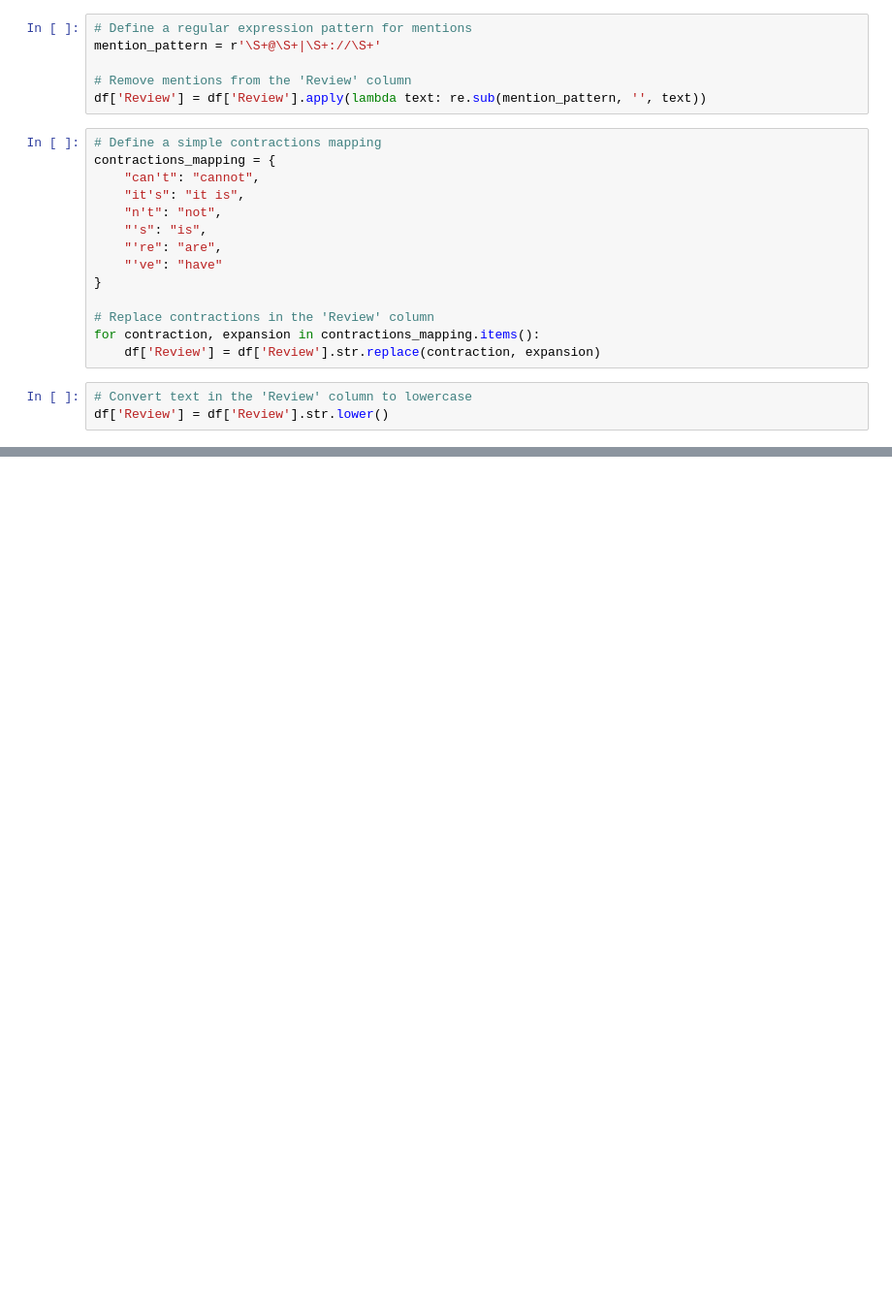
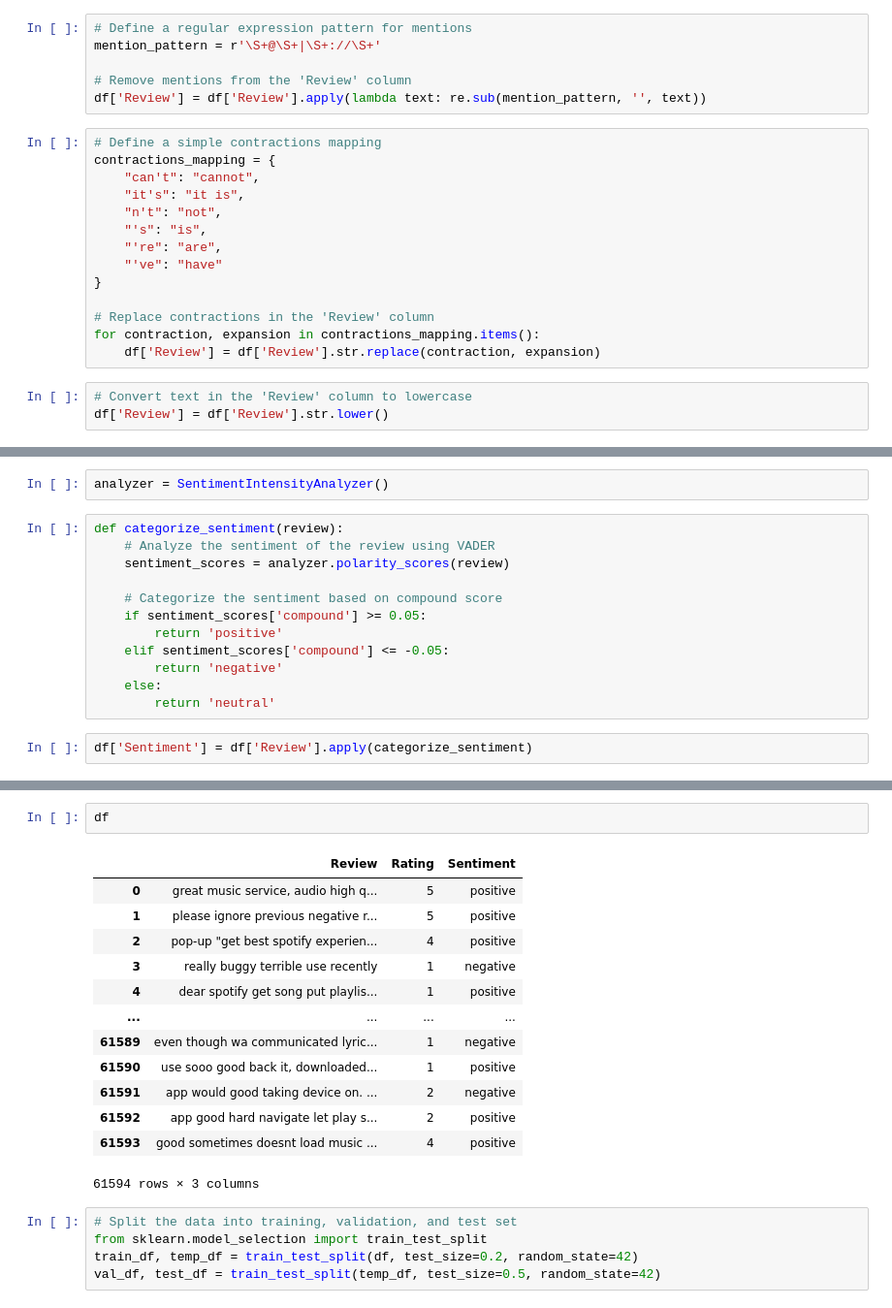
Before and after one commit to nishanahafsath/Spotify_sentimental_analysis, a Jupyter notebook: Sentimental_analysis_on_spotiy_reviews.ipynb, the cells around one changed output, grey strips where cells are left out. Shown at 97% size. Drawn from its saved outputs; the diff is of its cells as text; blank space fills up the shorter version.

```diff
--- a/Sentimental_analysis_on_spotiy_reviews.ipynb
+++ b/Sentimental_analysis_on_spotiy_reviews.ipynb
@@ -238,0 +248,16 @@ df['Review'] = df['Review'].str.lower()
+# %%
+analyzer = SentimentIntensityAnalyzer()
+# %%
+def categorize_sentiment(review):
+    # Analyze the sentiment of the review using VADER
+    sentiment_scores = analyzer.polarity_scores(review)
+
+    # Categorize the sentiment based on compound score
+    if sentiment_scores['compound'] >= 0.05:
+        return 'positive'
+    elif sentiment_scores['compound'] <= -0.05:
+        return 'negative'
+    else:
+        return 'neutral'
+# %%
+df['Sentiment'] = df['Review'].apply(categorize_sentiment)
@@ -238,0 +291,21 @@ df['Review'] = df['Review'].str.lower()
+# %%
+df
+# %% [output]
+|  | Review | Rating | Sentiment |
+| 0 | great music service, audio high q... | 5 | positive |
+| 1 | please ignore previous negative r... | 5 | positive |
+| 2 | pop-up "get best spotify experien... | 4 | positive |
+| 3 | really buggy terrible use recently | 1 | negative |
+| 4 | dear spotify get song put playlis... | 1 | positive |
+| ... | ... | ... | ... |
+| 61589 | even though wa communicated lyric... | 1 | negative |
+| 61590 | use sooo good back it, downloaded... | 1 | positive |
+| 61591 | app would good taking device on. ... | 2 | negative |
+| 61592 | app good hard navigate let play s... | 2 | positive |
+| 61593 | good sometimes doesnt load music ... | 4 | positive |
+61594 rows × 3 columns
+# %%
+# Split the data into training, validation, and test set
+from sklearn.model_selection import train_test_split
+train_df, temp_df = train_test_split(df, test_size=0.2, random_state=42)
+val_df, test_df = train_test_split(temp_df, test_size=0.5, random_state=42)
```
Also changed, not shown: parts of 8 cells of this notebook.
